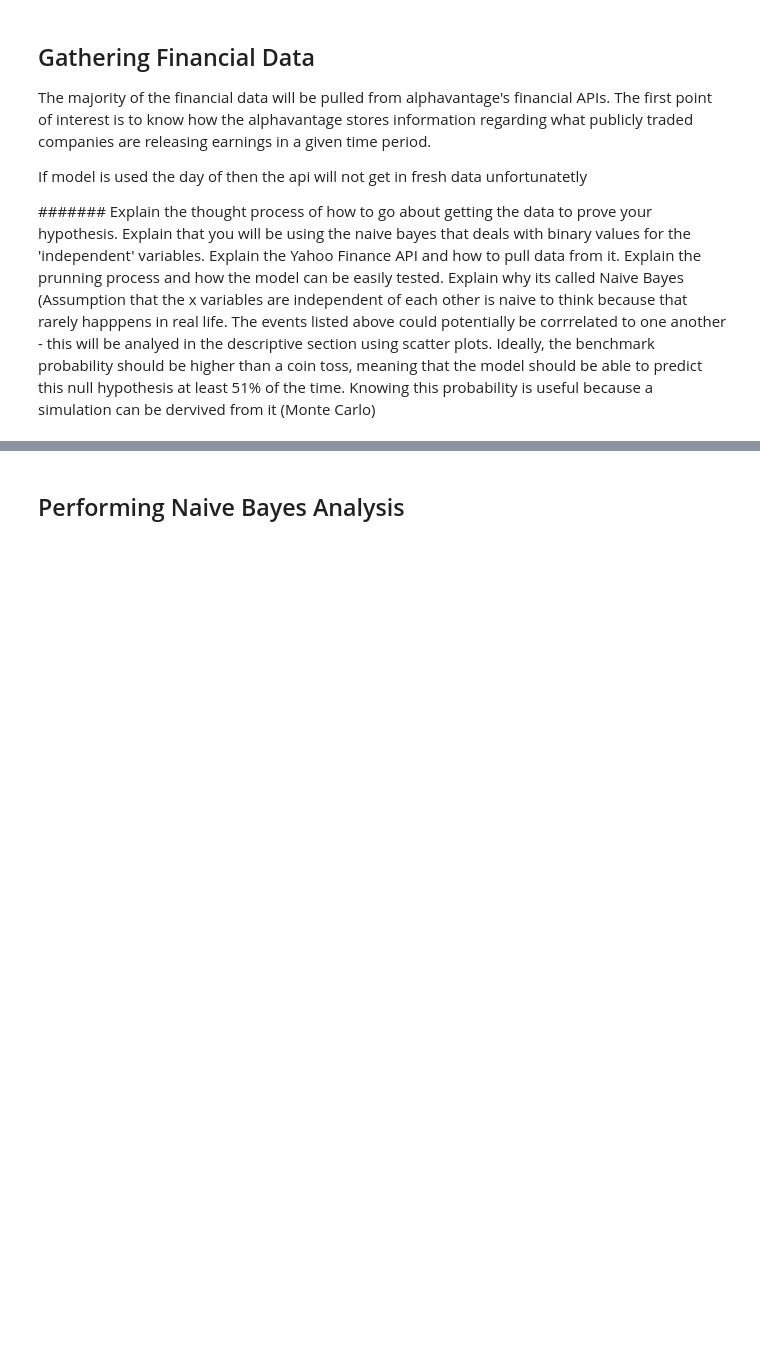
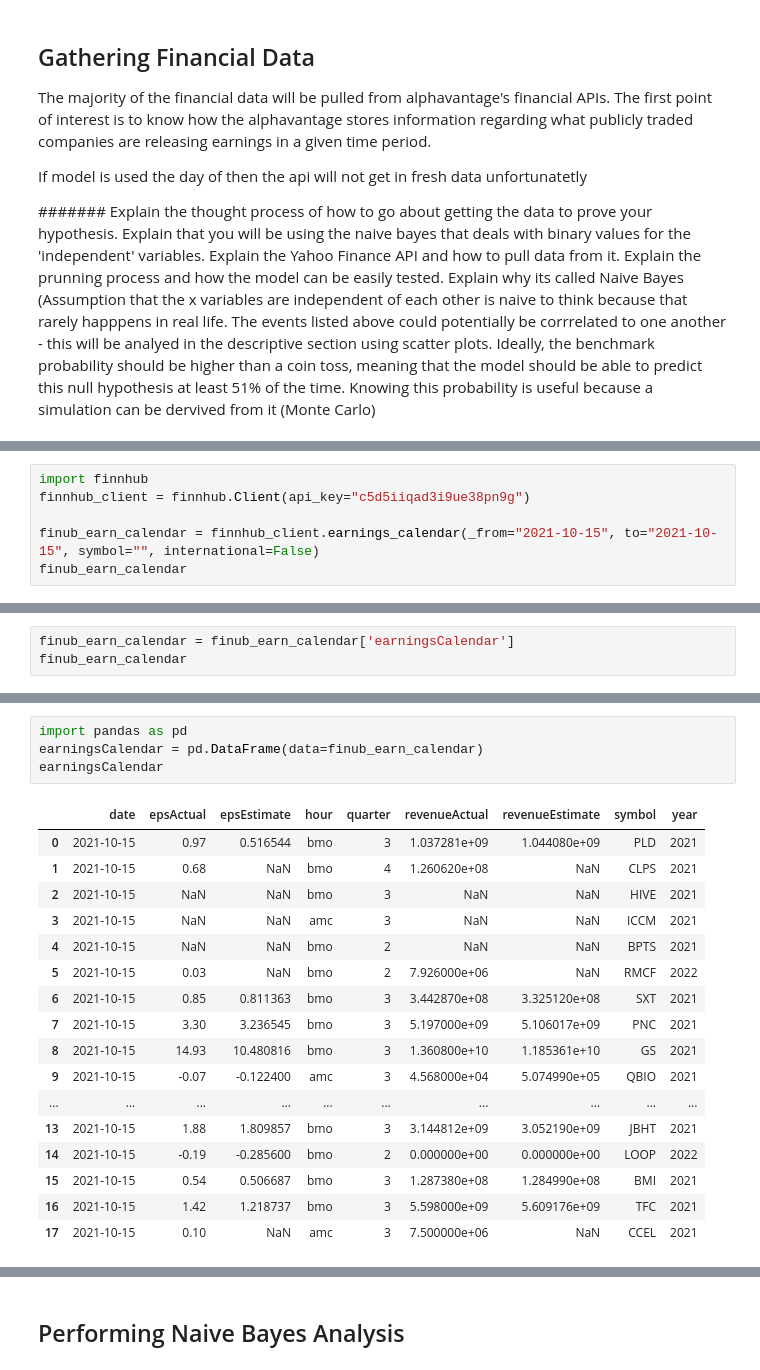
Before and after one commit to danielramirezjr1998/Data_Science_Projects, a Jupyter notebook: Naive Bayes Classifier/Naive Bayes in Finance.ipynb, the cells around one changed output, grey strips where cells are left out. Cells and saved outputs as stored; diff of their text form; blank space fills up the shorter version.

```diff
--- a/Naive Bayes Classifier/Naive Bayes in Finance.ipynb
+++ b/Naive Bayes Classifier/Naive Bayes in Finance.ipynb
@@ -501,0 +58,6 @@ This is the shape of historical prices table (28, 11)
+# %%
+import finnhub
+finnhub_client = finnhub.Client(api_key="c5d5iiqad3i9ue38pn9g")
+
+finub_earn_calendar = finnhub_client.earnings_calendar(_from="2021-10-15", to="2021-10-15", symbol="", international=False)
+finub_earn_calendar
@@ -501,0 +82,3 @@ This is the shape of historical prices table (28, 11)
+# %%
+finub_earn_calendar = finub_earn_calendar['earningsCalendar']
+finub_earn_calendar
@@ -501,0 +103,22 @@ This is the shape of historical prices table (28, 11)
+# %%
+import pandas as pd
+earningsCalendar = pd.DataFrame(data=finub_earn_calendar)
+earningsCalendar
+# %% [output]
+|  | date | epsActual | epsEstimate | hour | quarter | revenueActual | revenueEstimate | symbol | year |
+| 0 | 2021-10-15 | 0.97 | 0.516544 | bmo | 3 | 1.037281e+09 | 1.044080e+09 | PLD | 2021 |
+| 1 | 2021-10-15 | 0.68 | NaN | bmo | 4 | 1.260620e+08 | NaN | CLPS | 2021 |
+| 2 | 2021-10-15 | NaN | NaN | bmo | 3 | NaN | NaN | HIVE | 2021 |
+| 3 | 2021-10-15 | NaN | NaN | amc | 3 | NaN | NaN | ICCM | 2021 |
+| 4 | 2021-10-15 | NaN | NaN | bmo | 2 | NaN | NaN | BPTS | 2021 |
+| 5 | 2021-10-15 | 0.03 | NaN | bmo | 2 | 7.926000e+06 | NaN | RMCF | 2022 |
+| 6 | 2021-10-15 | 0.85 | 0.811363 | bmo | 3 | 3.442870e+08 | 3.325120e+08 | SXT | 2021 |
+| 7 | 2021-10-15 | 3.30 | 3.236545 | bmo | 3 | 5.197000e+09 | 5.106017e+09 | PNC | 2021 |
+| 8 | 2021-10-15 | 14.93 | 10.480816 | bmo | 3 | 1.360800e+10 | 1.185361e+10 | GS | 2021 |
+| 9 | 2021-10-15 | -0.07 | -0.122400 | amc | 3 | 4.568000e+04 | 5.074990e+05 | QBIO | 2021 |
+| ... | ... | ... | ... | ... | ... | ... | ... | ... | ... |
+| 13 | 2021-10-15 | 1.88 | 1.809857 | bmo | 3 | 3.144812e+09 | 3.052190e+09 | JBHT | 2021 |
+| 14 | 2021-10-15 | -0.19 | -0.285600 | bmo | 2 | 0.000000e+00 | 0.000000e+00 | LOOP | 2022 |
+| 15 | 2021-10-15 | 0.54 | 0.506687 | bmo | 3 | 1.287380e+08 | 1.284990e+08 | BMI | 2021 |
+| 16 | 2021-10-15 | 1.42 | 1.218737 | bmo | 3 | 5.598000e+09 | 5.609176e+09 | TFC | 2021 |
+| 17 | 2021-10-15 | 0.10 | NaN | amc | 3 | 7.500000e+06 | NaN | CCEL | 2021 |
```
Also changed, not shown: parts of 141 cells of this notebook.
